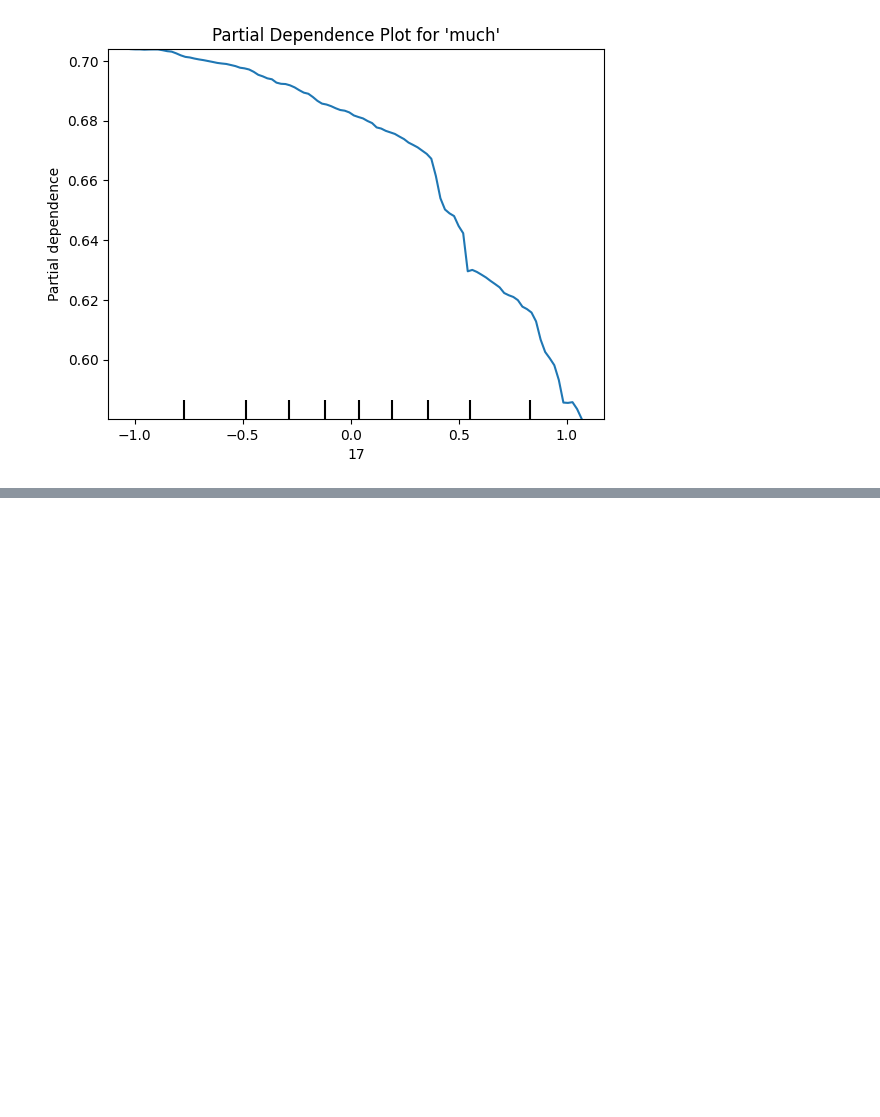
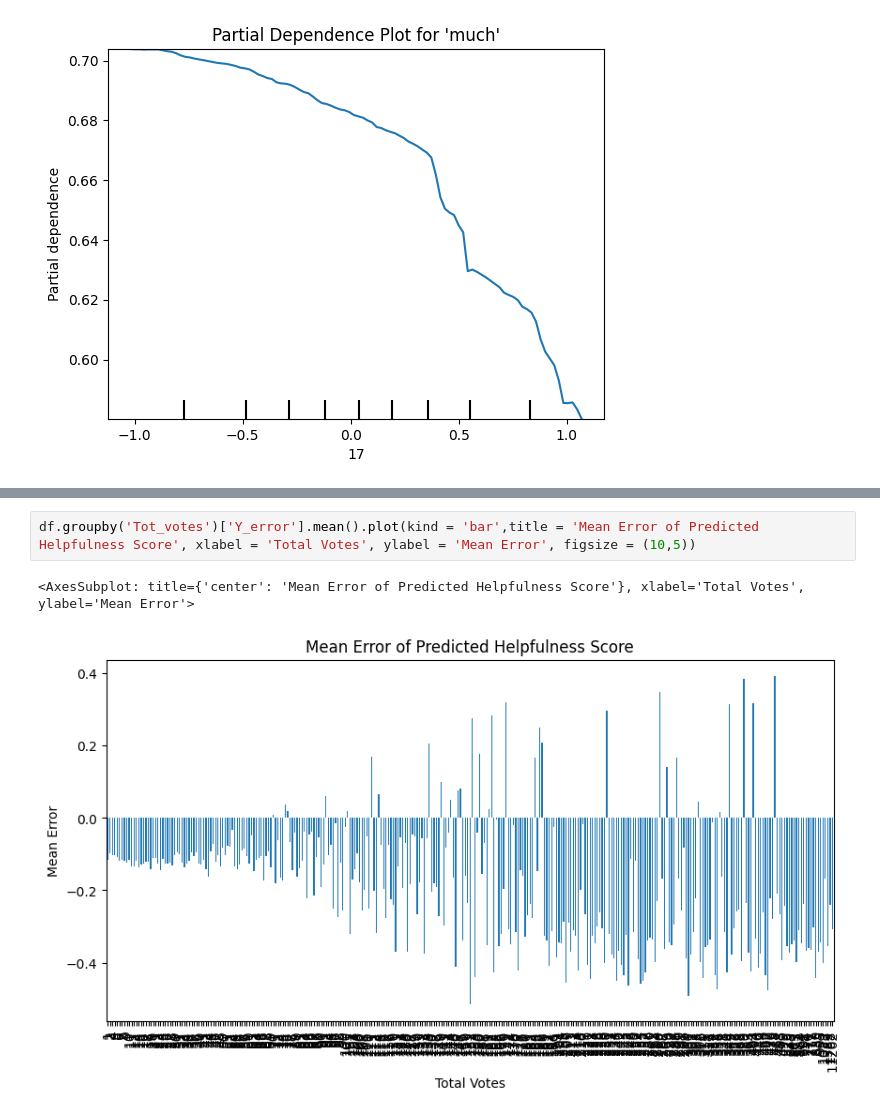
Before and after one commit to AndreaAlberti07/Amazon-books-reviews-ML, a Jupyter notebook: notebooks/model/model_evaluation.ipynb, the cells around one changed output, grey strips where cells are left out. Saved outputs shown, nothing was run; the diff lists cells and outputs as text; blank space fills up the shorter version.

```diff
--- a/notebooks/model/model_evaluation.ipynb
+++ b/notebooks/model/model_evaluation.ipynb
@@ -157,0 +269,5 @@ plt.show()
+# %%
+df.groupby('Tot_votes')['Y_error'].mean().plot(kind = 'bar',title = 'Mean Error of Predicted Helpfulness Score', xlabel = 'Total Votes', ylabel = 'Mean Error', figsize = (10,5))
+# %% [output]
+<AxesSubplot: title={'center': 'Mean Error of Predicted Helpfulness Score'}, xlabel='Total Votes', ylabel='Mean Error'>
+[figure, added]
```
Also changed, not shown: parts of 13 cells of this notebook, 1 other file.
